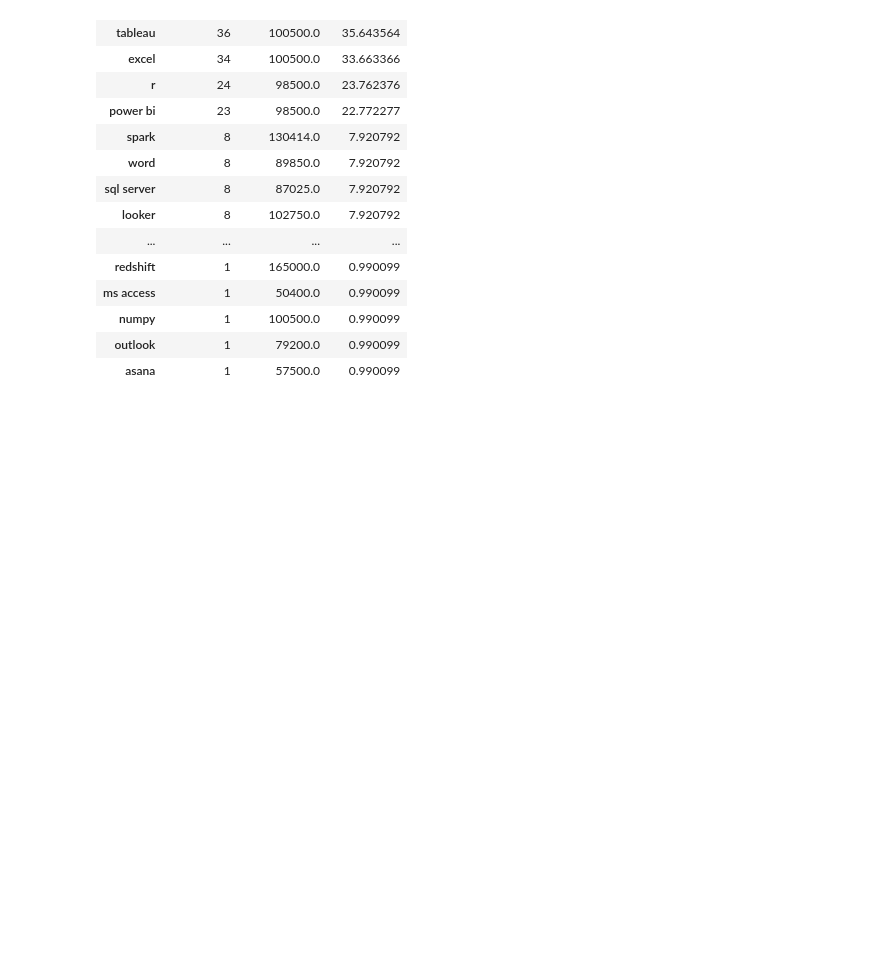
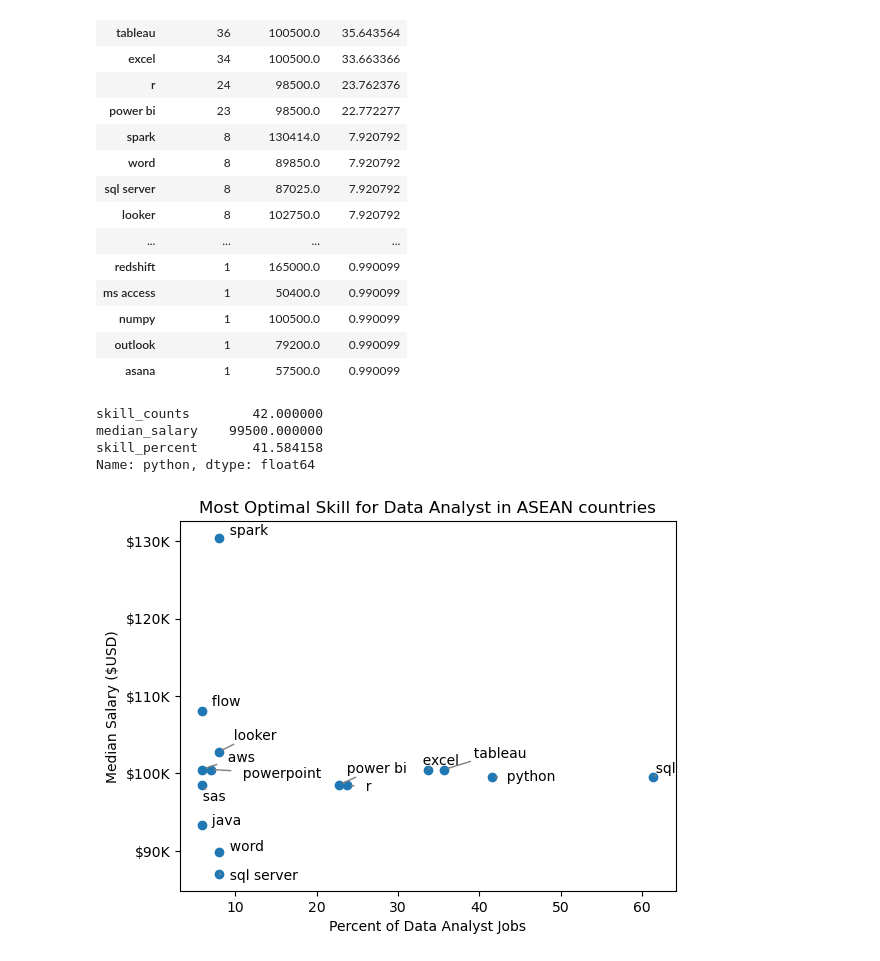
Before and after one commit to Victor-Nguyen-da-dev/Python-Portfolio-1, a Jupyter notebook: 3.Projects/5.Optimal_Skills_ASEAN.ipynb, the cells around one changed output. Cells and saved outputs as stored; diff of their text form; code cells hidden in the pictures; blank space fills up the shorter version.

```diff
--- a/3.Projects/5.Optimal_Skills_ASEAN.ipynb
+++ b/3.Projects/5.Optimal_Skills_ASEAN.ipynb
@@ -66,3 +66,10 @@ df_DA_skills
 skill_limit = 5
 
 df_DA_skills_high_demand = df_DA_skills[df_DA_skills['skill_counts'] > skill_limit]
+
+df_DA_skills_high_demand.iloc[1]
+# %% [output]
+skill_counts        42.000000
+median_salary    99500.000000
+skill_percent       41.584158
+Name: python, dtype: float64
@@ -73,0 +76,45 @@ plt.xlabel()
+# %%
+from adjustText import adjust_text
+
+plt.scatter(df_DA_skills_high_demand['skill_percent'], df_DA_skills_high_demand['median_salary'])
+plt.xlabel('Percent of Data Analyst Jobs')
+plt.ylabel('Median Salary ($USD)')
+plt.title('Most Optimal Skill for Data Analyst in ASEAN countries')
+
+plt.gca().yaxis.set_major_formatter(plt.FuncFormatter(lambda y, pos: f'${int(y/1000)}K'))
+
+texts = []
+seen_x = {}  # Dictionary to track x value offsets
+seen_y = {}  # Dictionary to track y value offsets
+for i, text in enumerate(df_DA_skills_high_demand.index):
+    x = df_DA_skills_high_demand['skill_percent'].iloc[i]
+    y = df_DA_skills_high_demand['median_salary'].iloc[i]
+    x_rounded = round(x, 2)
+    y_rounded = round(y, 2)
+
+    # Initialize offsets for x and y
+    offset_x = 0
+    offset_y = 0
+
+    # Check if the x value has been seen before and update offset for x
+    if x_rounded in seen_x:
+        offset_x = seen_x[x_rounded] * 10  # Increment the offset for duplicates in x
+        seen_x[x_rounded] += 1            # Increment the counter for this x value
+    else:
+        seen_x[x_rounded] = 1              # Initialize counter for new x value
+
+    # Check if the y value has been seen before and update offset for y
+    if y_rounded in seen_y:
+        offset_y = seen_y[y_rounded] * 10 # Increment the offset for duplicates in y
+        seen_y[y_rounded] += 1            # Increment the counter for this y value
+    else:
+        seen_y[y_rounded] = 1              # Initialize counter for new y value
+    # Combine both offsets (if both x and y are duplicates, both offsets will apply)
+
+    offset = offset_x + offset_y
+    texts.append(plt.text(x, y + offset,"  " + text))
+
+adjust_text(texts, arrowprops=dict(arrowstyle='->', color='gray'))
+plt.show()
+# %% [output]
+[figure, added]
```
Also changed, not shown: parts of 4 cells of this notebook, 1 other file.
